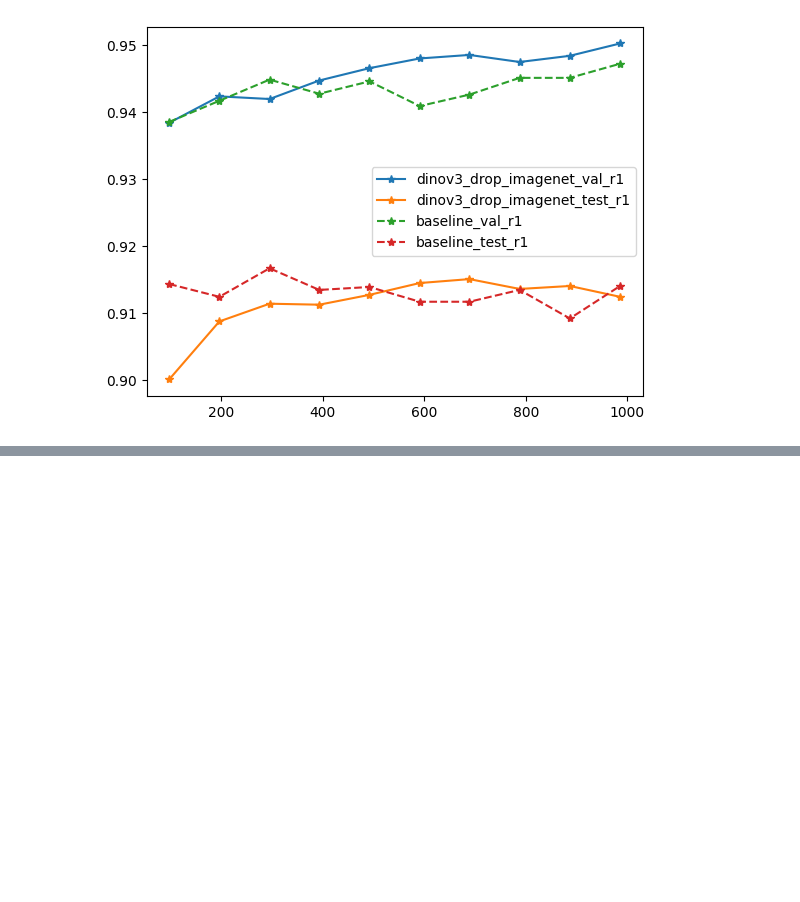
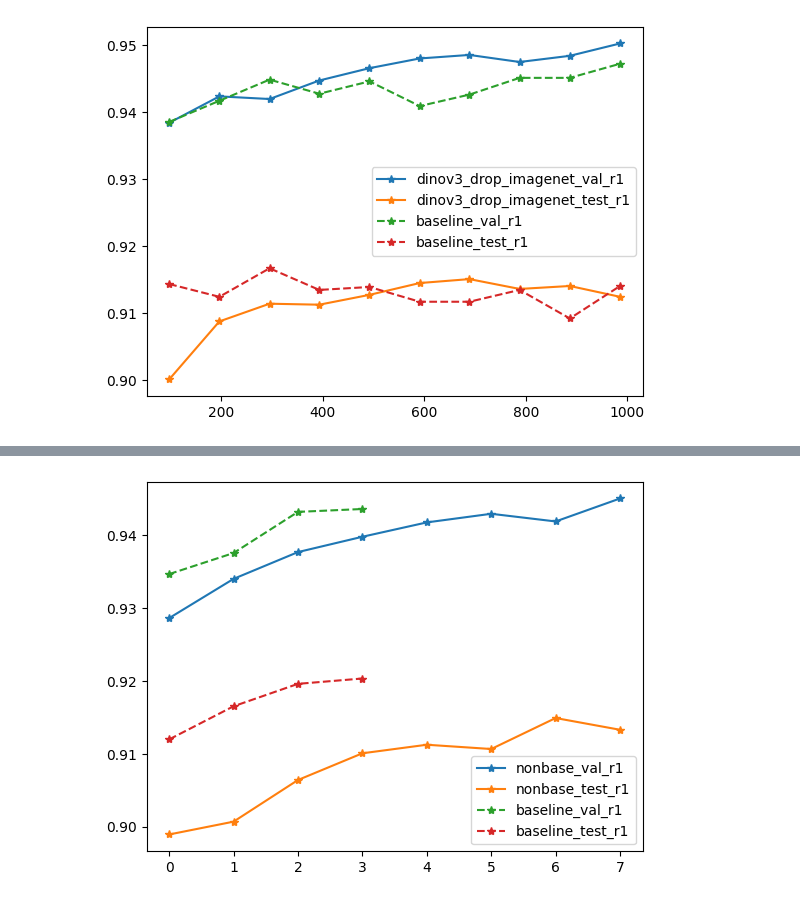
Before and after one commit to L4rralde/salad_results, a Jupyter notebook: dinov3_salad_charts.ipynb, the cells around one changed output, grey strips where cells are left out. Saved outputs shown, nothing was run; the diff lists cells and outputs as text; code cells hidden in the pictures; blank space fills up the shorter version.

Commit message:
Adding results using high-precision matmul

```diff
--- a/dinov3_salad_charts.ipynb
+++ b/dinov3_salad_charts.ipynb
@@ -242,0 +249,40 @@ plt.legend()
+# %%
+def plot_against(baseline, nonbase, title=''):
+    nonbase_epochs = nonbase.metrics['epoch'].unique()
+    plt.plot(
+        nonbase_epochs,
+        nonbase.metrics['pitts30k_val/R1'].dropna(),
+        '-*',
+        label= 'nonbase_val_r1'
+    )
+    plt.plot(
+        nonbase_epochs,
+        nonbase.metrics['pitts30k_test/R1'].dropna(),
+        '-*',
+        label = 'nonbase_test_r1'
+    )
+
+    base_epochs = baseline.metrics['epoch'].unique()
+    plt.plot(
+        base_epochs,
+        baseline.metrics['pitts30k_val/R1'].dropna(),
+        '--*',
+        label= 'baseline_val_r1'
+    )
+    plt.plot(
+        base_epochs,
+        baseline.metrics['pitts30k_test/R1'].dropna(),
+        '--*',
+        label = 'baseline_test_r1'
+    )
+    plt.legend()
+
+    if title:
+        plt.title(title)
+# %%
+baseline_batch_60 = logs['baseline_2_trainable_blocks']
+dinov3_baseline_high = logs['dinov3_baseline_high']
+
+plot_against(baseline_batch_60, dinov3_baseline_high)
+# %% [output]
+[figure, added]
```
Also changed, not shown: parts of 4 cells of this notebook, 10 other files.
